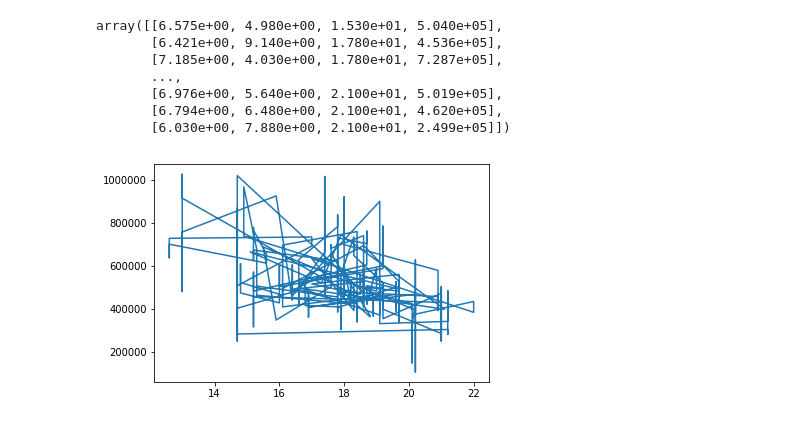
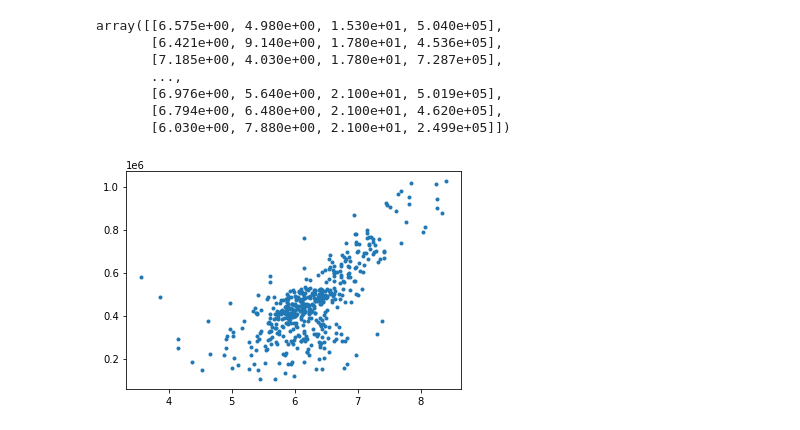
Before and after one commit to rishav4101/10daysofcode-stock_prediction, a Jupyter notebook: tasks/Task1&2.ipynb, the cells around one changed output. Saved outputs shown, nothing was run; the diff lists cells and outputs as text; code cells hidden in the pictures.

```diff
--- a/tasks/Task1&2.ipynb
+++ b/tasks/Task1&2.ipynb
@@ -91,13 +76,11 @@ array([[6.575e+00, 4.980e+00, 1.530e+01, 5.040e+05],
 # %%
 # plotting a line plot
 
 # plot any two columns
-X = dataset[:,2].reshape(-1,1)
+X = dataset[:,0].reshape(-1,1)
 Y = dataset[:,-1]
 
-plt.plot(X,Y)
+plt.plot(X,Y, '.')
 plt.show()
-
-# Thats a wierd plot XD
 # %% [output]
-[figure, old version]
+[figure, new version]
```
Also changed, not shown: parts of 3 cells of this notebook, 3 other files.
